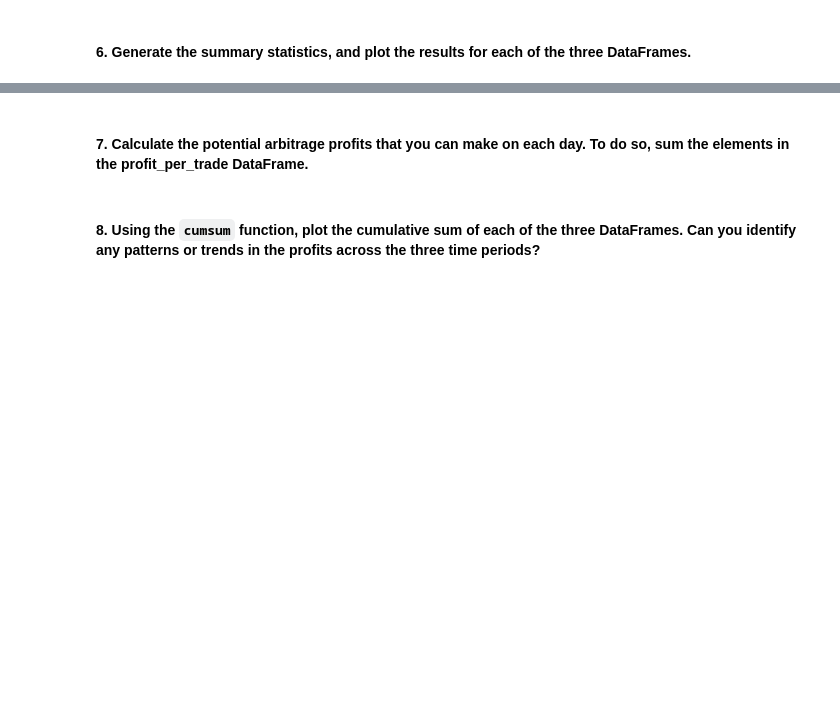
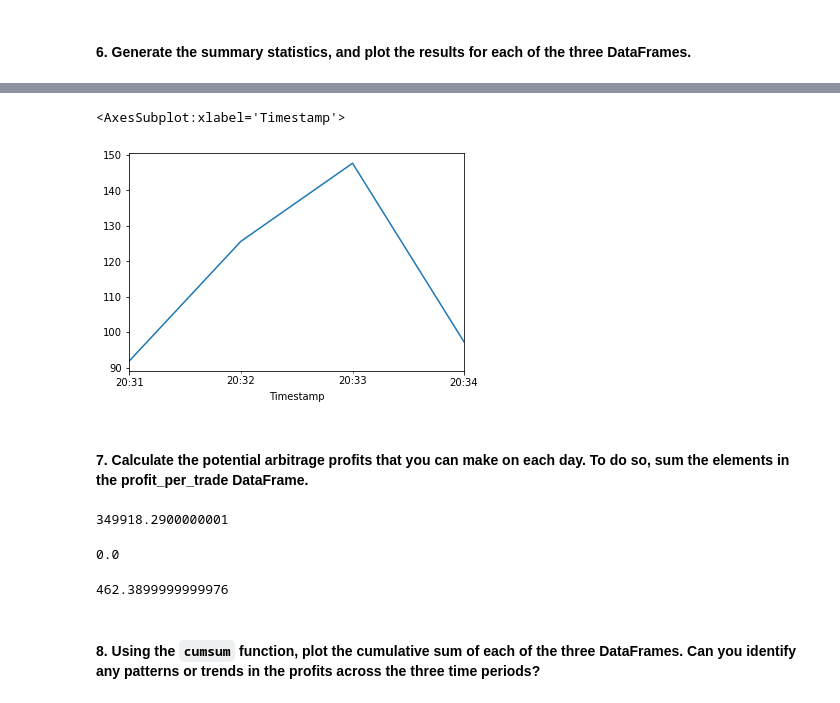
Before and after one commit to jake-viss/UW_Fintech_Challenge_3, a Jupyter notebook: crypto_arbitrage.ipynb, the cells around one changed output, grey strips where cells are left out. Drawn from its saved outputs; the diff is of its cells as text; code cells hidden in the pictures; blank space fills up the shorter version.

```diff
--- a/crypto_arbitrage.ipynb
+++ b/crypto_arbitrage.ipynb
@@ -477,0 +547,8 @@ spread_return_early= # YOUR CODE HERE
+# %%
+# For the date late in the dataset, calculate the spread returns by dividing the instances when the arbitrage spread is positive (> 0)
+# by the price of Bitcoin from the exchange you are buying on (the lower-priced exchange).
+spread_return_late = arbitrage_spread_late[arbitrage_spread_late > 0] / coinbase_sliced["Close"].loc["2018-03-14"]
+
+# Review the spread return DataFrame
+spread_return_late = spread_return_late.dropna()
+spread_return_late.describe()
@@ -486,0 +593,8 @@ profitable_trades_early = # YOUR CODE HERE
+# %%
+# For the date late in the dataset, determine the number of times your trades with positive returns
+# exceed the 1% minimum threshold (.01) that you need to cover your costs
+profitable_trades_late = spread_return_late > .01
+
+# Review the first five profitable trades
+profitable_trades_late = spread_return_late.loc[profitable_trades_late]
+profitable_trades_late.head()
@@ -504,0 +686,9 @@ profit_per_trade_early = # YOUR CODE HERE
+# %%
+# For the date late in the dataset, calculate the potential profit per trade in dollars
+# Multiply the profitable trades by the cost of the Bitcoin that was purchased
+
+# Drop any missing values from the profit DataFrame
+profit_per_trade_late = profitable_trades_late * coinbase_sliced["Close"].loc["2018-03-14"]
+profit_per_trade_late = profit_per_trade_late.dropna()
+# View the late profit DataFrame
+profit_per_trade_late
@@ -513,8 +743,20 @@ profit_per_trade_early = # YOUR CODE HERE
+# %%
+# Plot the results for the late profit per trade DataFrame
+profit_per_trade_late.plot()
+# %% [output]
+<AxesSubplot:xlabel='Timestamp'>
+[figure, added]
 # %% [markdown]
 #### 7. Calculate the potential arbitrage profits that you can make on each day. To do so, sum the elements in the profit_per_trade DataFrame.
 # %%
 # Calculate the sum of the potential profits for the early profit per trade DataFrame
-# YOUR CODE HERE
+display(profit_per_trade_early.sum())
+display(profit_per_trade_middle.sum())
+profit_per_trade_late.sum()
+# %% [output]
+349918.2900000001
+0.0
+462.3899999999976
 # %% [markdown]
 #### 8. Using the `cumsum` function, plot the cumulative sum of each of the three DataFrames. Can you identify any patterns or trends in the profits across the three time periods?
 # %%
```
Also changed, not shown: parts of 23 cells of this notebook.
